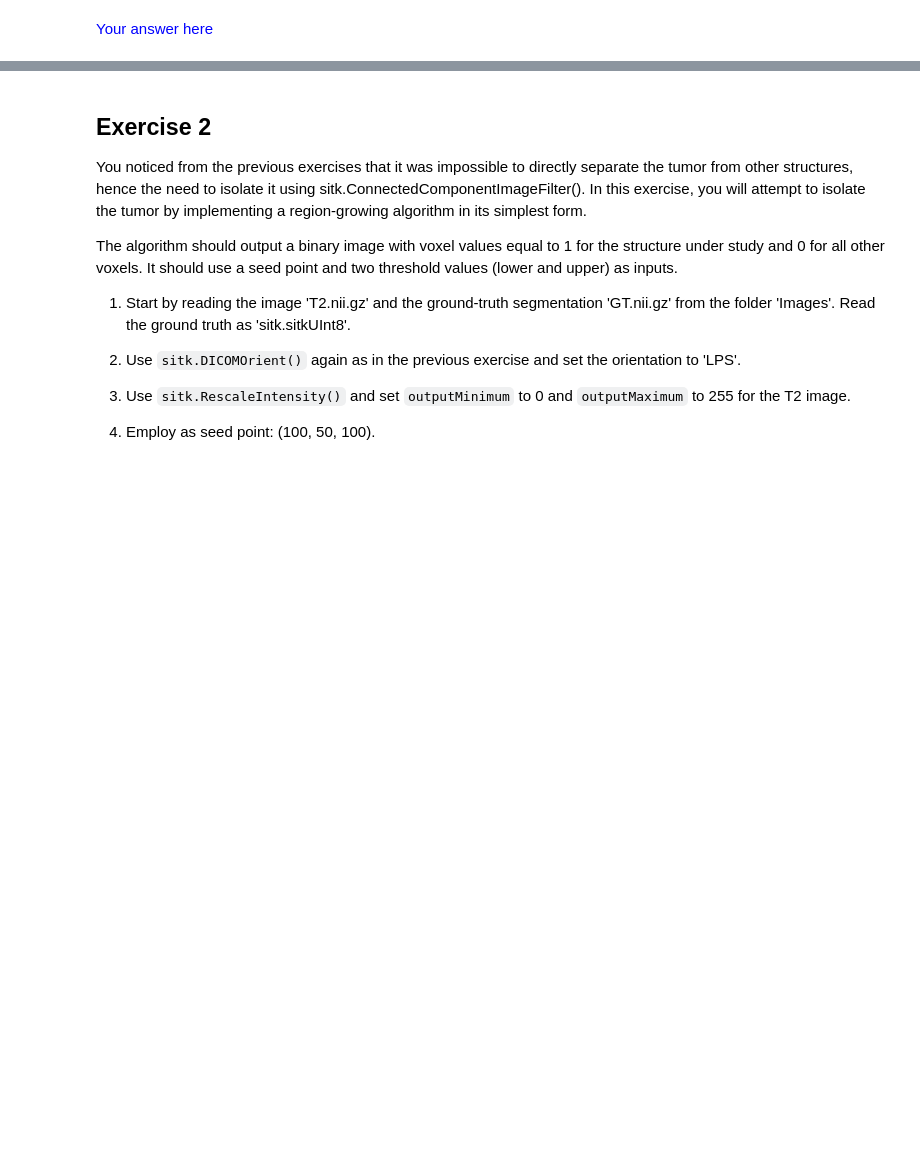
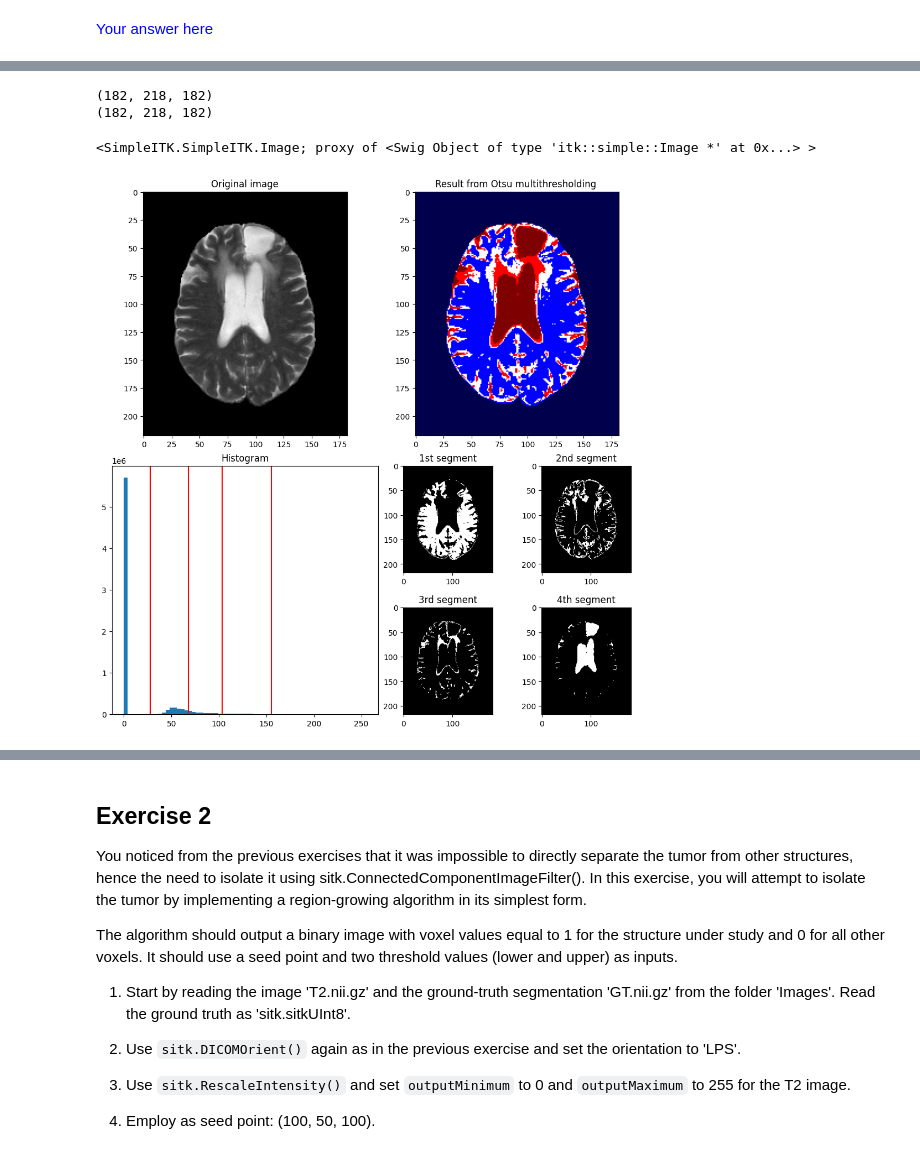
Before and after one commit to noco04-ugent/practicum-4, a Jupyter notebook: ImageProcessing_II_arend_noah.ipynb, the cells around one changed output, grey strips where cells are left out. Saved outputs shown, nothing was run; the diff lists cells and outputs as text; code cells hidden in the pictures; blank space fills up the shorter version.

```diff
--- a/ImageProcessing_II_arend_noah.ipynb
+++ b/ImageProcessing_II_arend_noah.ipynb
@@ -180,3 +193,45 @@ def show_segments(original_image, segments, thresholds, index):
+# %%
+# read in images
+image = sitk.ReadImage('Practicum-4/Images/T2.nii.gz')
+gt = sitk.ReadImage('Practicum-4/Images/GT.nii.gz', sitk.sitkUInt8)
+
+# set orientation
+image = sitk.DICOMOrient(image, 'LPS')
+gt = sitk.DICOMOrient(gt, 'LPS')
+
+# rescale intensity
+image = sitk.RescaleIntensity(image, 0, 255)
+
+# perform the Otsu multi-thresholding algorithm
+otsu_multiple_filter = sitk.OtsuMultipleThresholdsImageFilter()
+otsu_multiple_filter.SetNumberOfThresholds(4)
+otsu_multiple_filter.SetNumberOfHistogramBins(64)
+
+# show the images and the segments
+show_segments(image, otsu_multiple_filter.Execute(image), otsu_multiple_filter.GetThresholds(), 100)
+
+# create function that extracts the tumor
+def extract_tumor(image, gt):
+  comp = sitk.ConnectedComponentImageFilter()
+  comp.FullyConnectedOn()
+
+  label_image = comp.Execute(otsu_multiple_filter.Execute(image))
+  label_image = sitk.RelabelComponent(label_image,sortByObjectSize = True)
+
+  label_image_array = sitk.GetArrayFromImage(label_image)
+  gt_array = sitk.GetArrayFromImage(gt)
+
+  print(label_image_array.shape)
+  print(gt_array.shape)
+
+
+  return label_image
+extract_tumor(image,gt)
+# %% [output]
+(182, 218, 182)
+(182, 218, 182)
+<SimpleITK.SimpleITK.Image; proxy of <Swig Object of type 'itk::simple::Image *' at 0x...> >
+[figure, added]
 # %% [markdown]
 ## 1.2 Region growing
 
```
Also changed, not shown: parts of 2 cells of this notebook.
